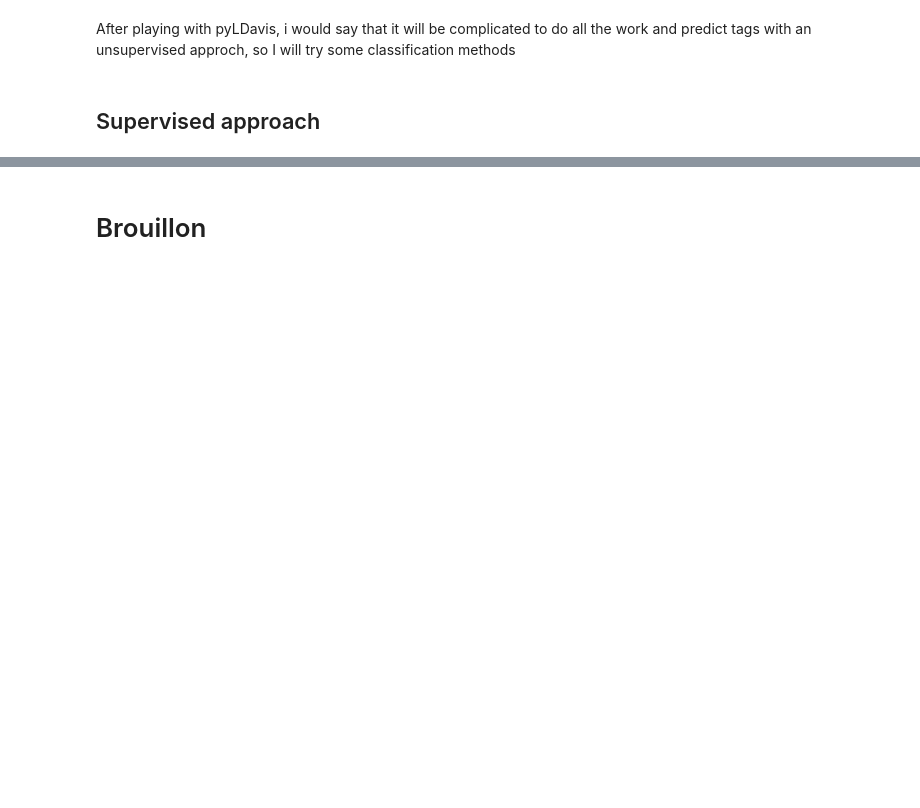
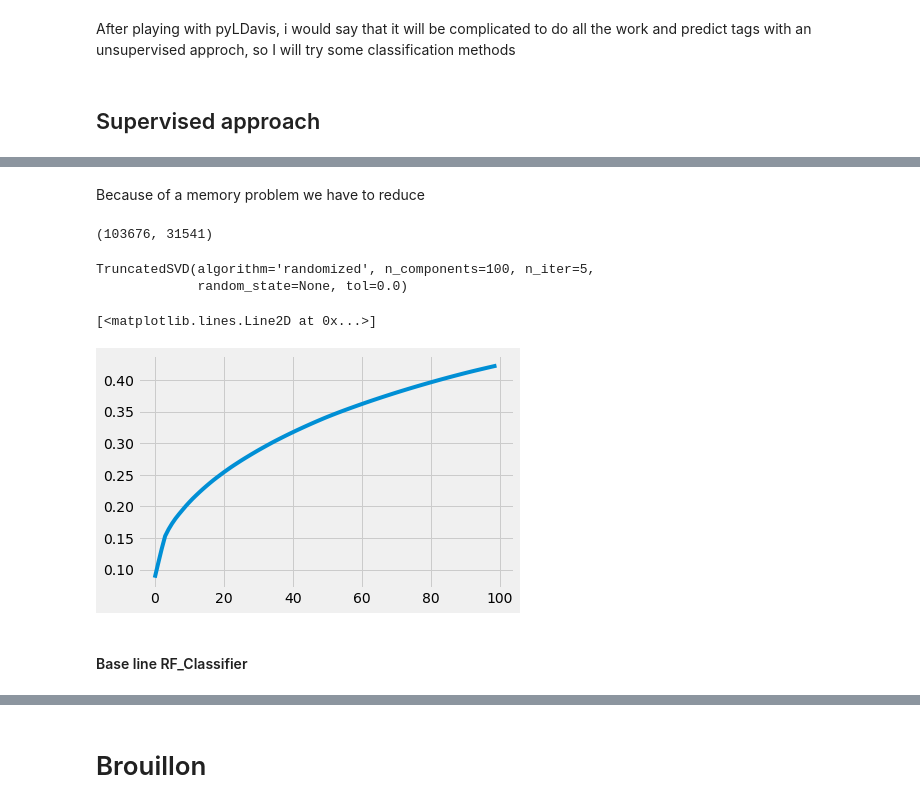
Before and after one commit to amcharek/OCP6, a Jupyter notebook: Modélisation.ipynb, the cells around one changed output, grey strips where cells are left out. Saved outputs shown, nothing was run; the diff lists cells and outputs as text; code cells hidden in the pictures; blank space fills up the shorter version.

```diff
--- a/Modélisation.ipynb
+++ b/Modélisation.ipynb
@@ -203,0 +150,12 @@ After playing with pyLDavis, i would say that it will be complicated to do all t
+# %% [markdown]
+Because of a memory problem we have to reduce
+# %%
+X_C.shape
+# %% [output]
+(103676, 31541)
+# %%
+svd = TruncatedSVD(n_components=100)
+svd.fit(X_C)
+# %% [output]
+TruncatedSVD(algorithm='randomized', n_components=100, n_iter=5,
+             random_state=None, tol=0.0)
@@ -203,0 +164,7 @@ After playing with pyLDavis, i would say that it will be complicated to do all t
+# %%
+X_C = svd.fit_transform(X_C)
+# %%
+plt.plot(svd.explained_variance_ratio_.cumsum())
+# %% [output]
+[<matplotlib.lines.Line2D at 0x...>]
+[figure, added]
@@ -203,0 +178,2 @@ After playing with pyLDavis, i would say that it will be complicated to do all t
+# %% [markdown]
+#### Base line RF_Classifier
```
Also changed, not shown: parts of 37 cells of this notebook.
